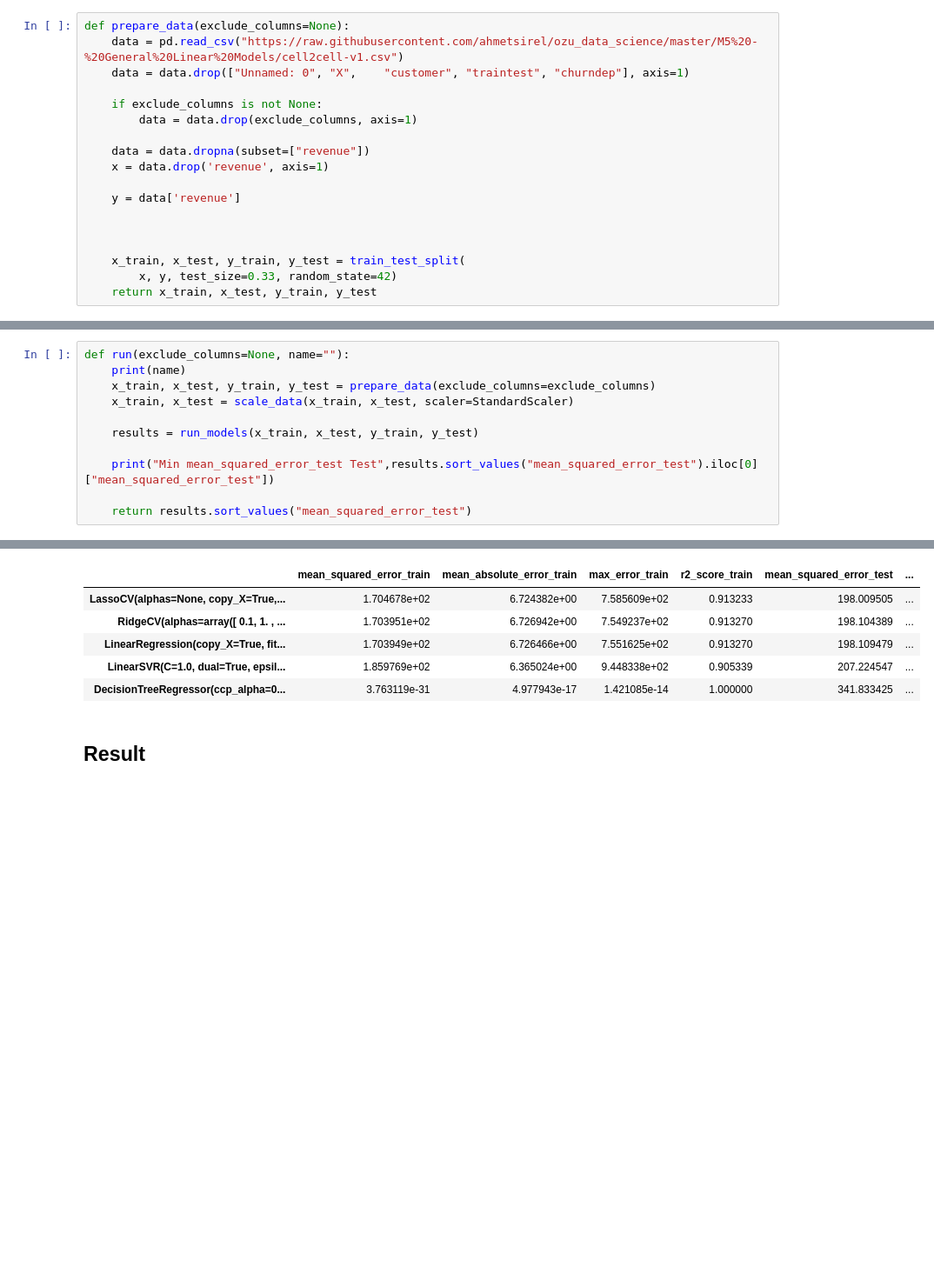
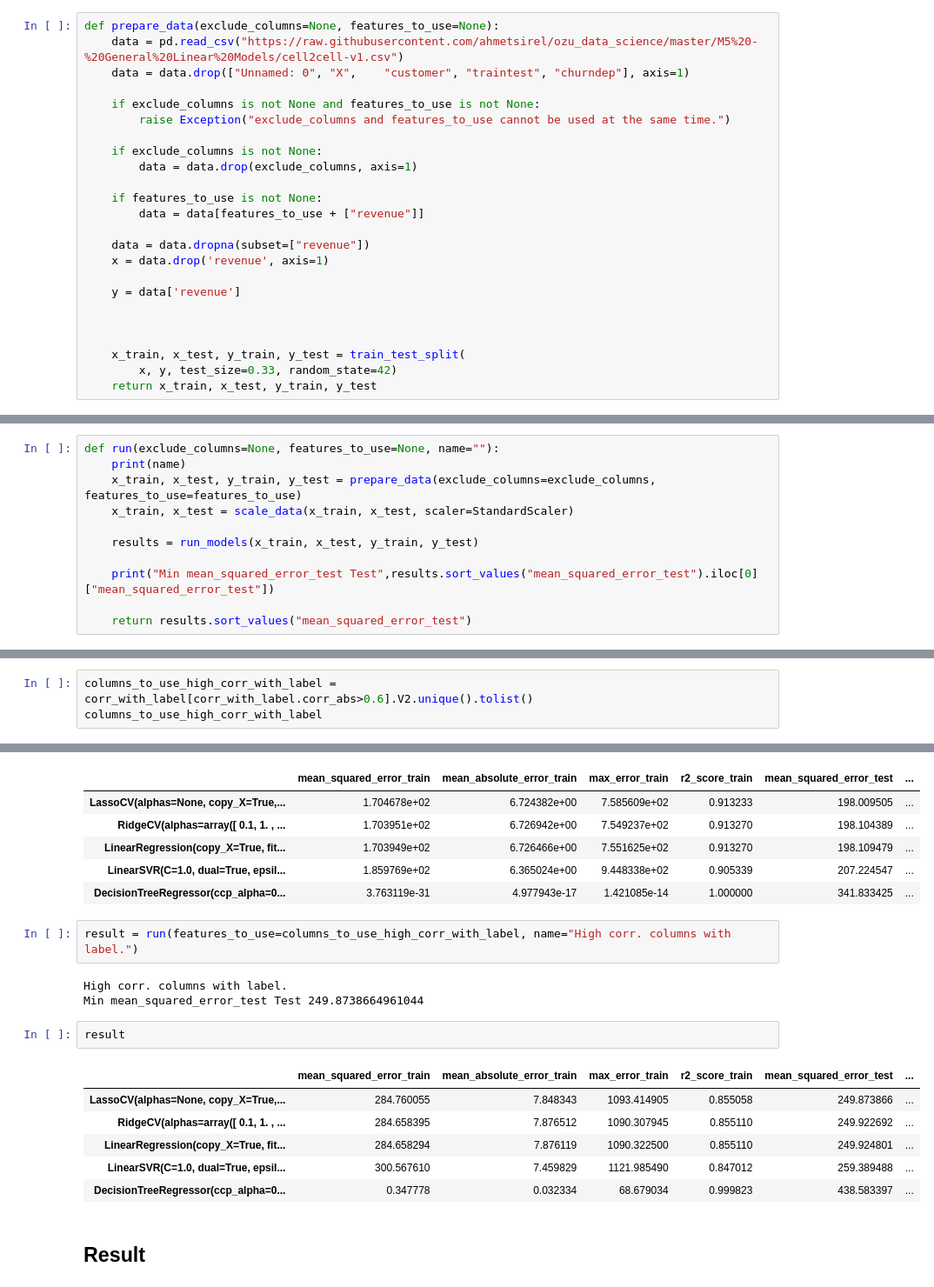
Before and after one commit to erdemsirel/ozu_data_science, a Jupyter notebook: M5 - General Linear Models/Erdem Sirel Project GLM.ipynb, the cells around one changed output, grey strips where cells are left out. Shown at 87% size. Drawn from its saved outputs; the diff is of its cells as text; blank space fills up the shorter version.

```diff
--- a/M5 - General Linear Models/Erdem Sirel Project GLM.ipynb
+++ b/M5 - General Linear Models/Erdem Sirel Project GLM.ipynb
@@ -15,12 +15,18 @@ from sklearn.preprocessing import MinMaxScaler, StandardScaler
 data = pd.read_csv("https://raw.githubusercontent.com/ahmetsirel/ozu_data_science/master/M5%20-%20General%20Linear%20Models/cell2cell-v1.csv")
 data = data.drop(["Unnamed: 0",	"X",	"customer",	"traintest", "churndep"], axis=1)
 # %%
-def prepare_data(exclude_columns=None):
+def prepare_data(exclude_columns=None, features_to_use=None):
     data = pd.read_csv("https://raw.githubusercontent.com/ahmetsirel/ozu_data_science/master/M5%20-%20General%20Linear%20Models/cell2cell-v1.csv")
     data = data.drop(["Unnamed: 0",	"X",	"customer",	"traintest", "churndep"], axis=1)
 
+    if exclude_columns is not None and features_to_use is not None:
+        raise Exception("exclude_columns and features_to_use cannot be used at the same time.")
+
     if exclude_columns is not None:
         data = data.drop(exclude_columns, axis=1)
+
+    if features_to_use is not None:
+        data = data[features_to_use + ["revenue"]]
 
     data = data.dropna(subset=["revenue"])
     x = data.drop('revenue', axis=1)
@@ -83,9 +89,9 @@ def run_models(x_train, x_test, y_train, y_test):
                                         model_name=model))
         return results
 # %%
-def run(exclude_columns=None, name=""):
+def run(exclude_columns=None, features_to_use=None, name=""):
     print(name)
-    x_train, x_test, y_train, y_test = prepare_data(exclude_columns=exclude_columns)
+    x_train, x_test, y_train, y_test = prepare_data(exclude_columns=exclude_columns, features_to_use=features_to_use)
     x_train, x_test = scale_data(x_train, x_test, scaler=StandardScaler)
 
     results = run_models(x_train, x_test, y_train, y_test)
@@ -193,3 +199,6 @@ columns_to_drop_low_corr_with_label
  'mcycle',
  'occstud',
  'months']
+# %%
+columns_to_use_high_corr_with_label = corr_with_label[corr_with_label.corr_abs>0.6].V2.unique().tolist()
+columns_to_use_high_corr_with_label
@@ -225,6 +236,20 @@ Min mean_squared_error_test Test 198.00950518078446
 | LinearRegression(copy_X=True, fit... | 1.703949e+02 | 6.726466e+00 | 7.551625e+02 | 0.913270 | 198.109479 | ... |
 | LinearSVR(C=1.0, dual=True, epsil... | 1.859769e+02 | 6.365024e+00 | 9.448338e+02 | 0.905339 | 207.224547 | ... |
 | DecisionTreeRegressor(ccp_alpha=0... | 3.763119e-31 | 4.977943e-17 | 1.421085e-14 | 1.000000 | 341.833425 | ... |
+# %%
+result = run(features_to_use=columns_to_use_high_corr_with_label, name="High corr. columns with label.")
+# %% [output]
+High corr. columns with label.
+Min mean_squared_error_test Test 249.8738664961044
+# %%
+result
+# %% [output]
+|  | mean_squared_error_train | mean_absolute_error_train | max_error_train | r2_score_train | mean_squared_error_test | ... |
+| LassoCV(alphas=None, copy_X=True,... | 284.760055 | 7.848343 | 1093.414905 | 0.855058 | 249.873866 | ... |
+| RidgeCV(alphas=array([ 0.1, 1. , ... | 284.658395 | 7.876512 | 1090.307945 | 0.855110 | 249.922692 | ... |
+| LinearRegression(copy_X=True, fit... | 284.658294 | 7.876119 | 1090.322500 | 0.855110 | 249.924801 | ... |
+| LinearSVR(C=1.0, dual=True, epsil... | 300.567610 | 7.459829 | 1121.985490 | 0.847012 | 259.389488 | ... |
+| DecisionTreeRegressor(ccp_alpha=0... | 0.347778 | 0.032334 | 68.679034 | 0.999823 | 438.583397 | ... |
 # %% [markdown]
 ## Result
 # %% [markdown]
```
Also changed, not shown: parts of 2 cells of this notebook.
